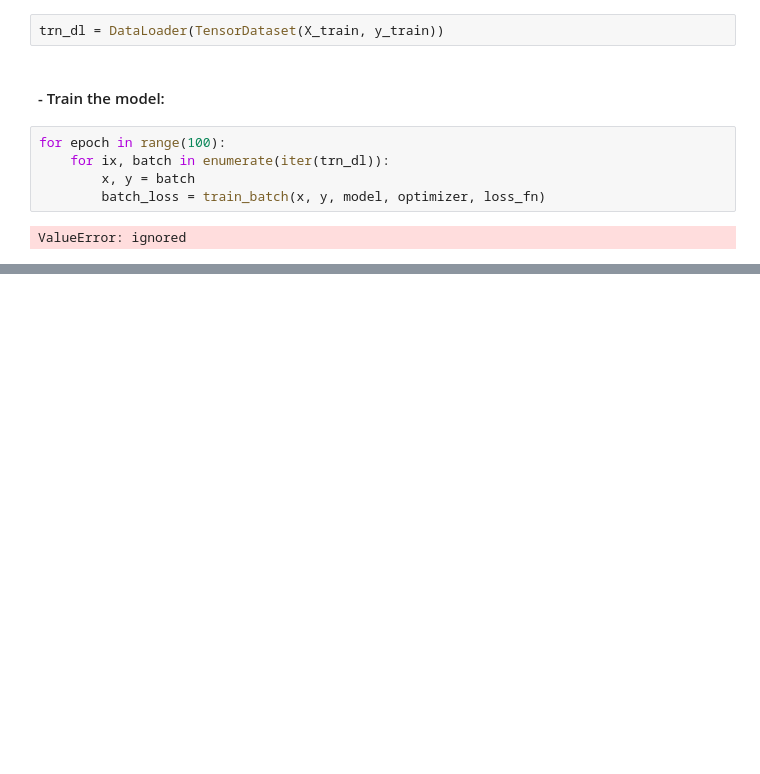
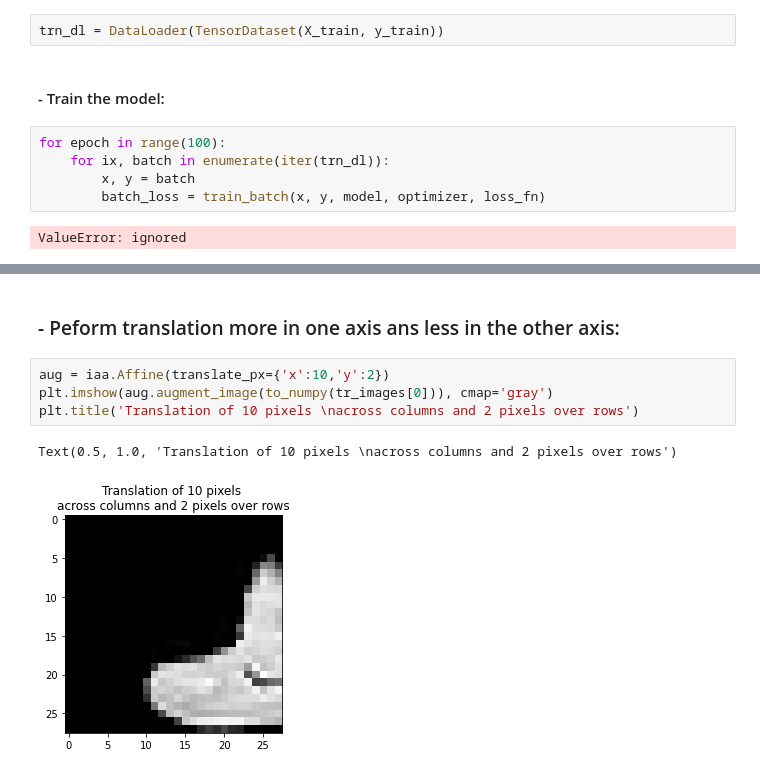
Before and after one commit to ahmadSoliman94/Artificial-Intelligence, a Jupyter notebook: DL/Modern Computer Vision with Pytorch/4. Object_Classification,_Detection_and_Segmentation.ipynb, the cells around one changed output, grey strips where cells are left out. Drawn from its saved outputs; the diff is of its cells as text; blank space fills up the shorter version.

```diff
--- a/DL/Modern Computer Vision with Pytorch/4. Object_Classification,_Detection_and_Segmentation.ipynb
+++ b/DL/Modern Computer Vision with Pytorch/4. Object_Classification,_Detection_and_Segmentation.ipynb
@@ -281,0 +361,9 @@ ValueError: ignored
+# %% [markdown]
+### - Peform translation more in one axis ans less in the other axis:
+# %%
+aug = iaa.Affine(translate_px={'x':10,'y':2})
+plt.imshow(aug.augment_image(to_numpy(tr_images[0])), cmap='gray')
+plt.title('Translation of 10 pixels \nacross columns and 2 pixels over rows')
+# %% [output]
+Text(0.5, 1.0, 'Translation of 10 pixels \nacross columns and 2 pixels over rows')
+[figure, added]
```
Also changed, not shown: parts of 25 cells of this notebook.
